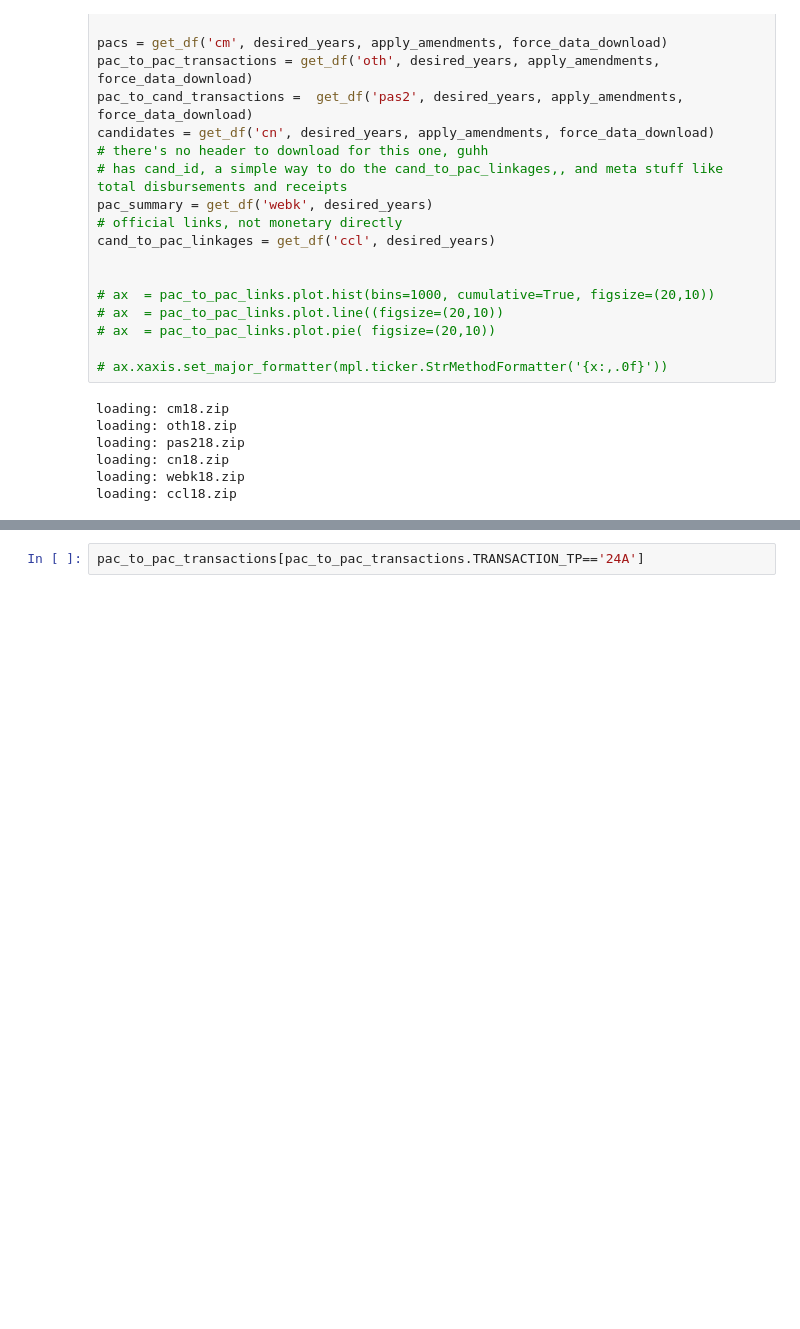
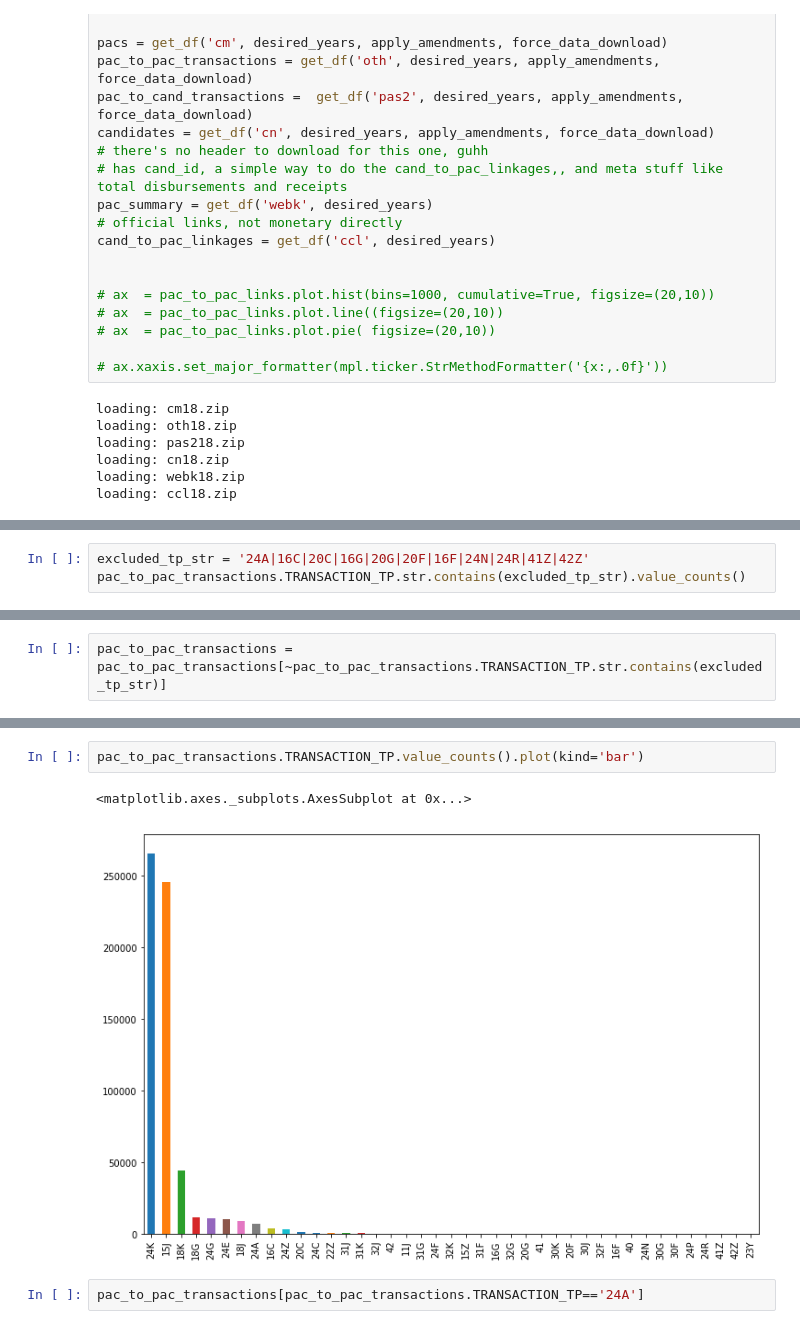
Before and after one commit to zischwartz/pactrack_pandas_notebook, a Jupyter notebook: explore.ipynb, the cells around one changed output, grey strips where cells are left out. Saved outputs shown, nothing was run; the diff lists cells and outputs as text; blank space fills up the shorter version.

```diff
--- a/explore.ipynb
+++ b/explore.ipynb
@@ -45,0 +62,3 @@ loading: ccl18.zip
+# %%
+excluded_tp_str = '24A|16C|20C|16G|20G|20F|16F|24N|24R|41Z|42Z'
+pac_to_pac_transactions.TRANSACTION_TP.str.contains(excluded_tp_str).value_counts()
@@ -45,0 +73,2 @@ loading: ccl18.zip
+# %%
+pac_to_pac_transactions = pac_to_pac_transactions[~pac_to_pac_transactions.TRANSACTION_TP.str.contains(excluded_tp_str)]
@@ -46,3 +96,8 @@ loading: ccl18.zip
+# %%
+pac_to_pac_transactions.TRANSACTION_TP.value_counts().plot(kind='bar')
+# %% [output]
+<matplotlib.axes._subplots.AxesSubplot at 0x...>
+[figure, added]
 # %%
 pac_to_pac_transactions[pac_to_pac_transactions.TRANSACTION_TP=='24A']
 # %% [output]
```
Also changed, not shown: parts of 8 cells of this notebook, 5 other files.
